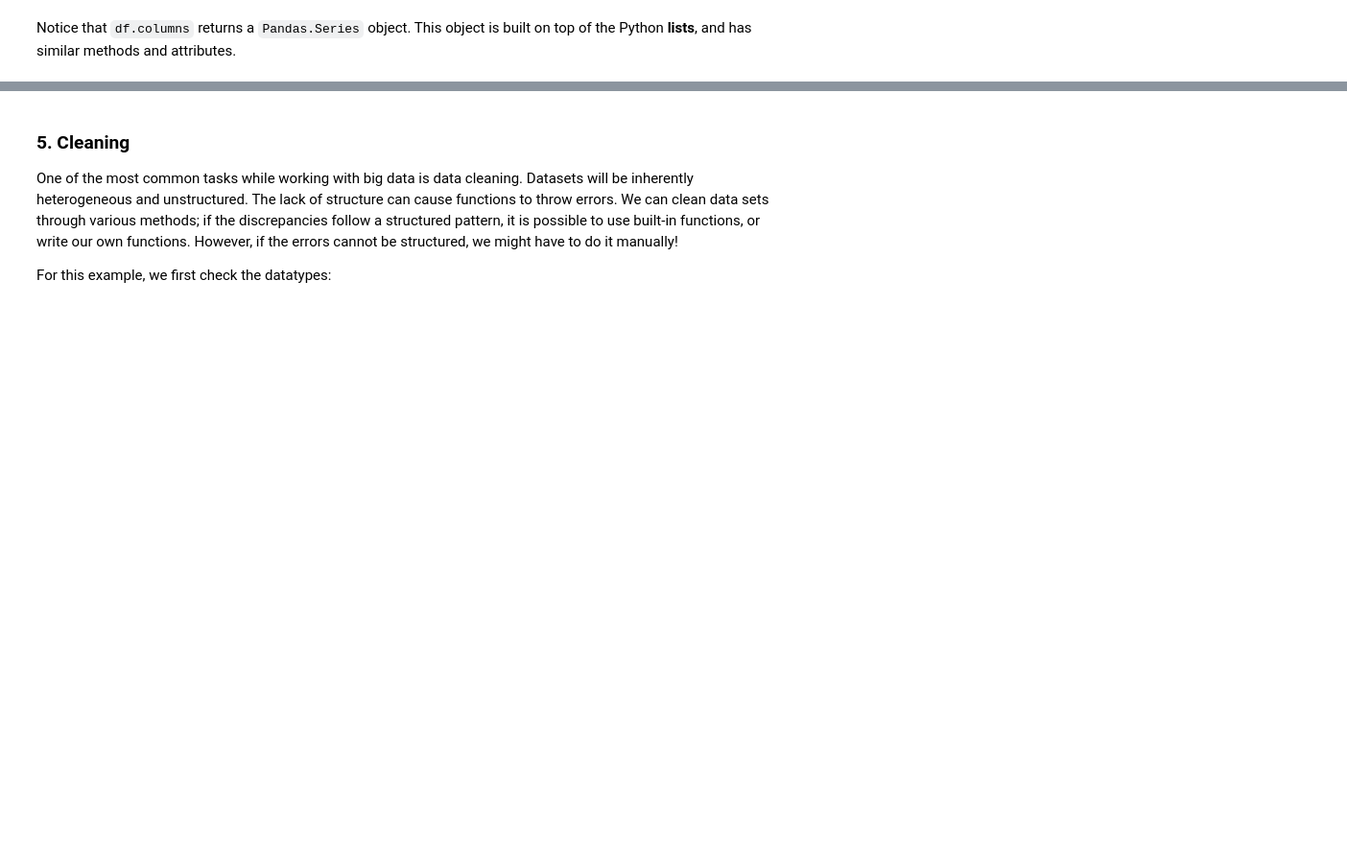
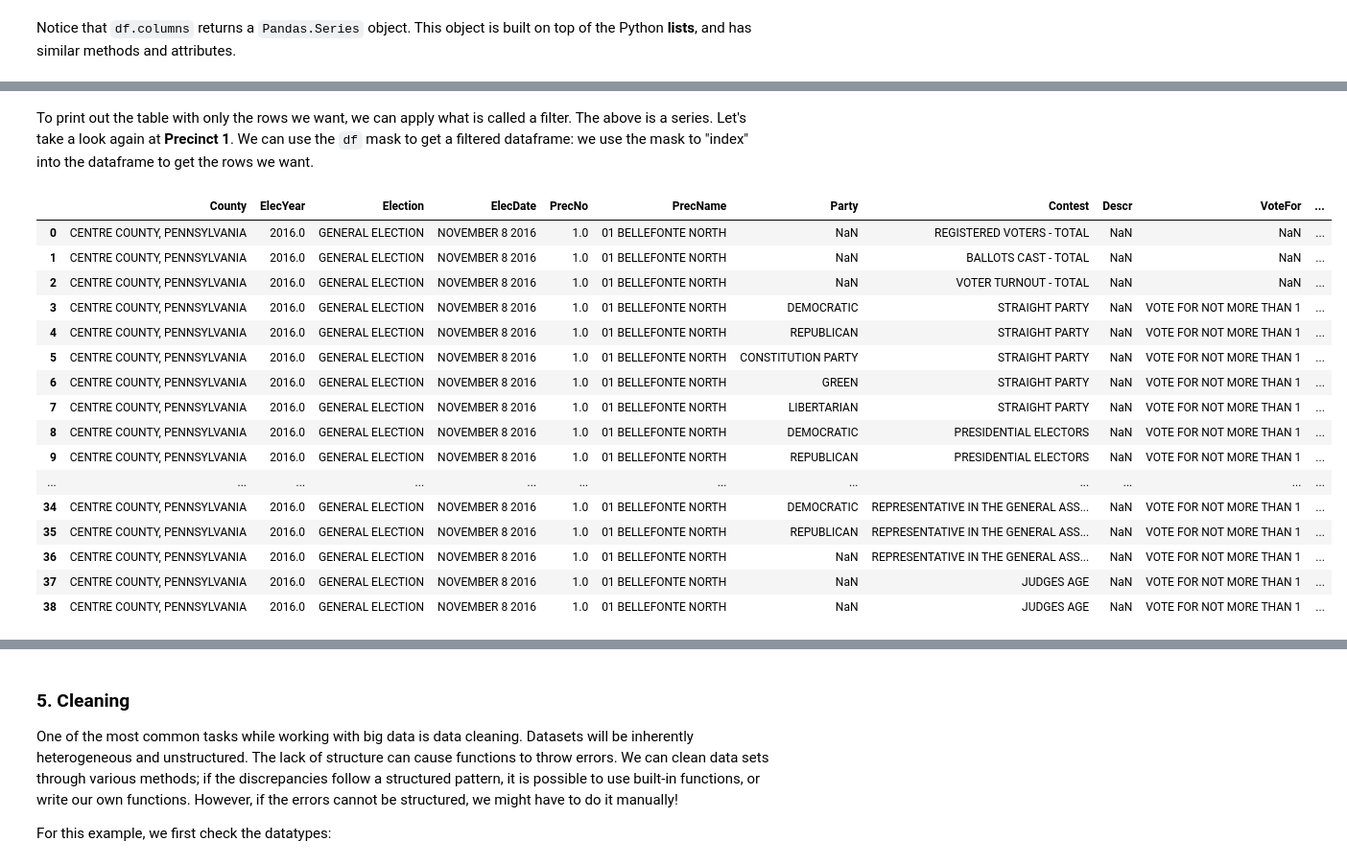
Before and after one commit to civic-data-design-lab/big-data-spring2017, a Jupyter notebook: week3/02. Pandas Introduction.ipynb, the cells around one changed output, grey strips where cells are left out. Shown at 96% size. Drawn from its saved outputs; the diff is of its cells as text; code cells hidden in the pictures; blank space fills up the shorter version.

```diff
--- a/week3/02. Pandas Introduction.ipynb
+++ b/week3/02. Pandas Introduction.ipynb
@@ -152,0 +235,22 @@ np.mean(df['Total Pop'] < 300)
+# %% [markdown]
+To print out the table with only the rows we want, we can apply what is called a filter. The above is a series. Let's take a look again at **Precinct 1**. We can use the `df` mask to get a filtered dataframe: we use the mask to "index" into the dataframe to get the rows we want.
+# %%
+df[df['PrecNo'] == 1]
+# %% [output]
+|  | County | ElecYear | Election | ElecDate | PrecNo | PrecName | Party | Contest | Descr | VoteFor | ... |
+| 0 | CENTRE COUNTY, PENNSYLVANIA | 2016.0 | GENERAL ELECTION | NOVEMBER 8 2016 | 1.0 | 01 BELLEFONTE NORTH | NaN | REGISTERED VOTERS - TOTAL | NaN | NaN | ... |
+| 1 | CENTRE COUNTY, PENNSYLVANIA | 2016.0 | GENERAL ELECTION | NOVEMBER 8 2016 | 1.0 | 01 BELLEFONTE NORTH | NaN | BALLOTS CAST - TOTAL | NaN | NaN | ... |
+| 2 | CENTRE COUNTY, PENNSYLVANIA | 2016.0 | GENERAL ELECTION | NOVEMBER 8 2016 | 1.0 | 01 BELLEFONTE NORTH | NaN | VOTER TURNOUT - TOTAL | NaN | NaN | ... |
+| 3 | CENTRE COUNTY, PENNSYLVANIA | 2016.0 | GENERAL ELECTION | NOVEMBER 8 2016 | 1.0 | 01 BELLEFONTE NORTH | DEMOCRATIC | STRAIGHT PARTY | NaN | VOTE FOR NOT MORE THAN 1 | ... |
+| 4 | CENTRE COUNTY, PENNSYLVANIA | 2016.0 | GENERAL ELECTION | NOVEMBER 8 2016 | 1.0 | 01 BELLEFONTE NORTH | REPUBLICAN | STRAIGHT PARTY | NaN | VOTE FOR NOT MORE THAN 1 | ... |
+| 5 | CENTRE COUNTY, PENNSYLVANIA | 2016.0 | GENERAL ELECTION | NOVEMBER 8 2016 | 1.0 | 01 BELLEFONTE NORTH | CONSTITUTION PARTY | STRAIGHT PARTY | NaN | VOTE FOR NOT MORE THAN 1 | ... |
+| 6 | CENTRE COUNTY, PENNSYLVANIA | 2016.0 | GENERAL ELECTION | NOVEMBER 8 2016 | 1.0 | 01 BELLEFONTE NORTH | GREEN | STRAIGHT PARTY | NaN | VOTE FOR NOT MORE THAN 1 | ... |
+| 7 | CENTRE COUNTY, PENNSYLVANIA | 2016.0 | GENERAL ELECTION | NOVEMBER 8 2016 | 1.0 | 01 BELLEFONTE NORTH | LIBERTARIAN | STRAIGHT PARTY | NaN | VOTE FOR NOT MORE THAN 1 | ... |
+| 8 | CENTRE COUNTY, PENNSYLVANIA | 2016.0 | GENERAL ELECTION | NOVEMBER 8 2016 | 1.0 | 01 BELLEFONTE NORTH | DEMOCRATIC | PRESIDENTIAL ELECTORS | NaN | VOTE FOR NOT MORE THAN 1 | ... |
+| 9 | CENTRE COUNTY, PENNSYLVANIA | 2016.0 | GENERAL ELECTION | NOVEMBER 8 2016 | 1.0 | 01 BELLEFONTE NORTH | REPUBLICAN | PRESIDENTIAL ELECTORS | NaN | VOTE FOR NOT MORE THAN 1 | ... |
+| ... | ... | ... | ... | ... | ... | ... | ... | ... | ... | ... | ... |
+| 34 | CENTRE COUNTY, PENNSYLVANIA | 2016.0 | GENERAL ELECTION | NOVEMBER 8 2016 | 1.0 | 01 BELLEFONTE NORTH | DEMOCRATIC | REPRESENTATIVE IN THE GENERAL ASS... | NaN | VOTE FOR NOT MORE THAN 1 | ... |
+| 35 | CENTRE COUNTY, PENNSYLVANIA | 2016.0 | GENERAL ELECTION | NOVEMBER 8 2016 | 1.0 | 01 BELLEFONTE NORTH | REPUBLICAN | REPRESENTATIVE IN THE GENERAL ASS... | NaN | VOTE FOR NOT MORE THAN 1 | ... |
+| 36 | CENTRE COUNTY, PENNSYLVANIA | 2016.0 | GENERAL ELECTION | NOVEMBER 8 2016 | 1.0 | 01 BELLEFONTE NORTH | NaN | REPRESENTATIVE IN THE GENERAL ASS... | NaN | VOTE FOR NOT MORE THAN 1 | ... |
+| 37 | CENTRE COUNTY, PENNSYLVANIA | 2016.0 | GENERAL ELECTION | NOVEMBER 8 2016 | 1.0 | 01 BELLEFONTE NORTH | NaN | JUDGES AGE | NaN | VOTE FOR NOT MORE THAN 1 | ... |
+| 38 | CENTRE COUNTY, PENNSYLVANIA | 2016.0 | GENERAL ELECTION | NOVEMBER 8 2016 | 1.0 | 01 BELLEFONTE NORTH | NaN | JUDGES AGE | NaN | VOTE FOR NOT MORE THAN 1 | ... |
```
Also changed, not shown: parts of 79 cells of this notebook, 5 other files.
